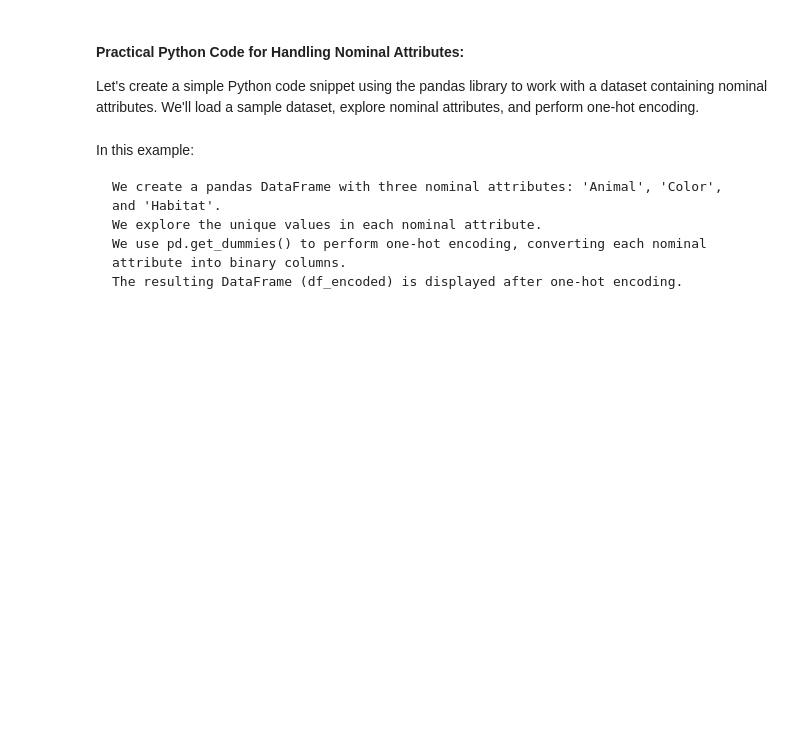
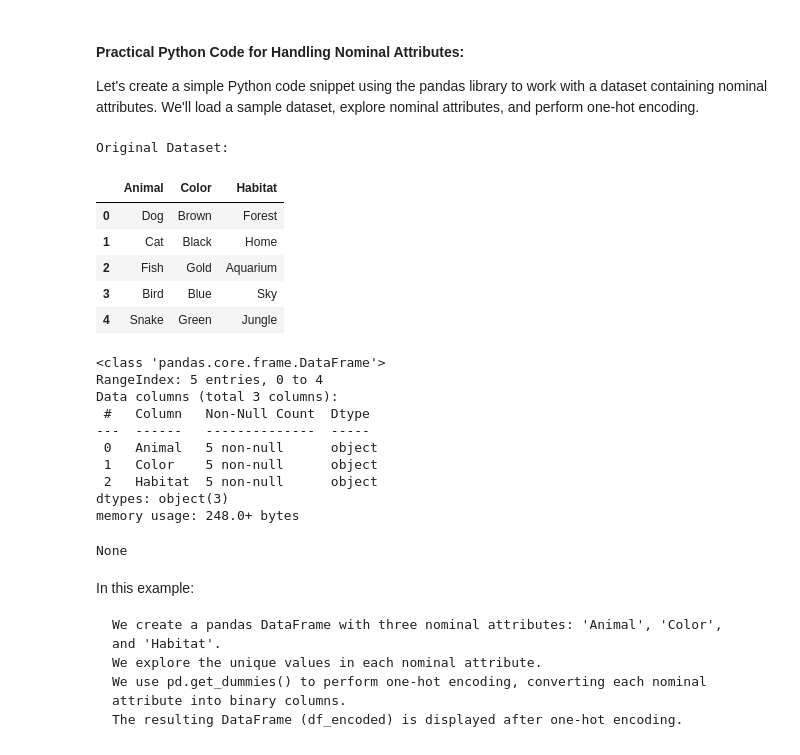
Before and after one commit to kcv-if/Modul-PD, a Jupyter notebook: Materi/1 - Eksplorasi Data.ipynb, the cells around one changed output. Cells and saved outputs as stored; diff of their text form; code cells hidden in the pictures; blank space fills up the shorter version.

```diff
--- a/Materi/1 - Eksplorasi Data.ipynb
+++ b/Materi/1 - Eksplorasi Data.ipynb
@@ -14,28 +14,49 @@ Nominal attributes are categorical variables that represent distinct categories
 Let's create a simple Python code snippet using the pandas library to work with a dataset containing nominal attributes. We'll load a sample dataset, explore nominal attributes, and perform one-hot encoding.
 # %%
 import pandas as pd
+from IPython.display import display
 
 # Sample dataset with nominal attributes
 data = {
     'Animal': ['Dog', 'Cat', 'Fish', 'Bird', 'Snake'],
     'Color': ['Brown', 'Black', 'Gold', 'Blue', 'Green'],
     'Habitat': ['Forest', 'Home', 'Aquarium', 'Sky', 'Jungle']
 }
 
 df = pd.DataFrame(data)
 
 # Display the original dataset
 print("Original Dataset:")
-print(df)
+display(df)
 print("\n")
 
 # Explore the nominal attributes
+display(df.info())
 
 # Display the unique values in each nominal attribute
 
 # Perform one-hot encoding
 
 # Display the dataset after one-hot encoding
+# %% [output]
+Original Dataset:
+|  | Animal | Color | Habitat |
+| 0 | Dog | Brown | Forest |
+| 1 | Cat | Black | Home |
+| 2 | Fish | Gold | Aquarium |
+| 3 | Bird | Blue | Sky |
+| 4 | Snake | Green | Jungle |
+<class 'pandas.core.frame.DataFrame'>
+RangeIndex: 5 entries, 0 to 4
+Data columns (total 3 columns):
+ #   Column   Non-Null Count  Dtype
+---  ------   --------------  -----
+ 0   Animal   5 non-null      object
+ 1   Color    5 non-null      object
+ 2   Habitat  5 non-null      object
+dtypes: object(3)
+memory usage: 248.0+ bytes
+None
 # %% [markdown]
 In this example:
 
```
Also changed, not shown: 2 other files.
